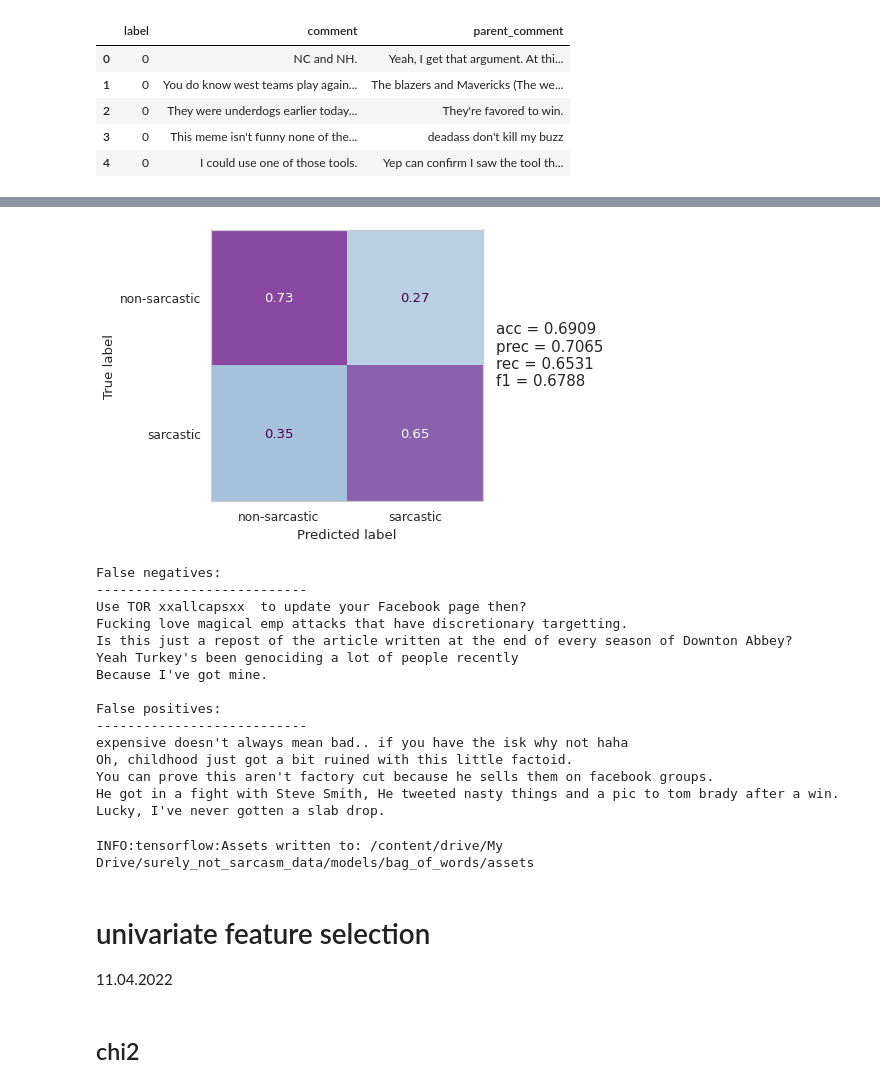
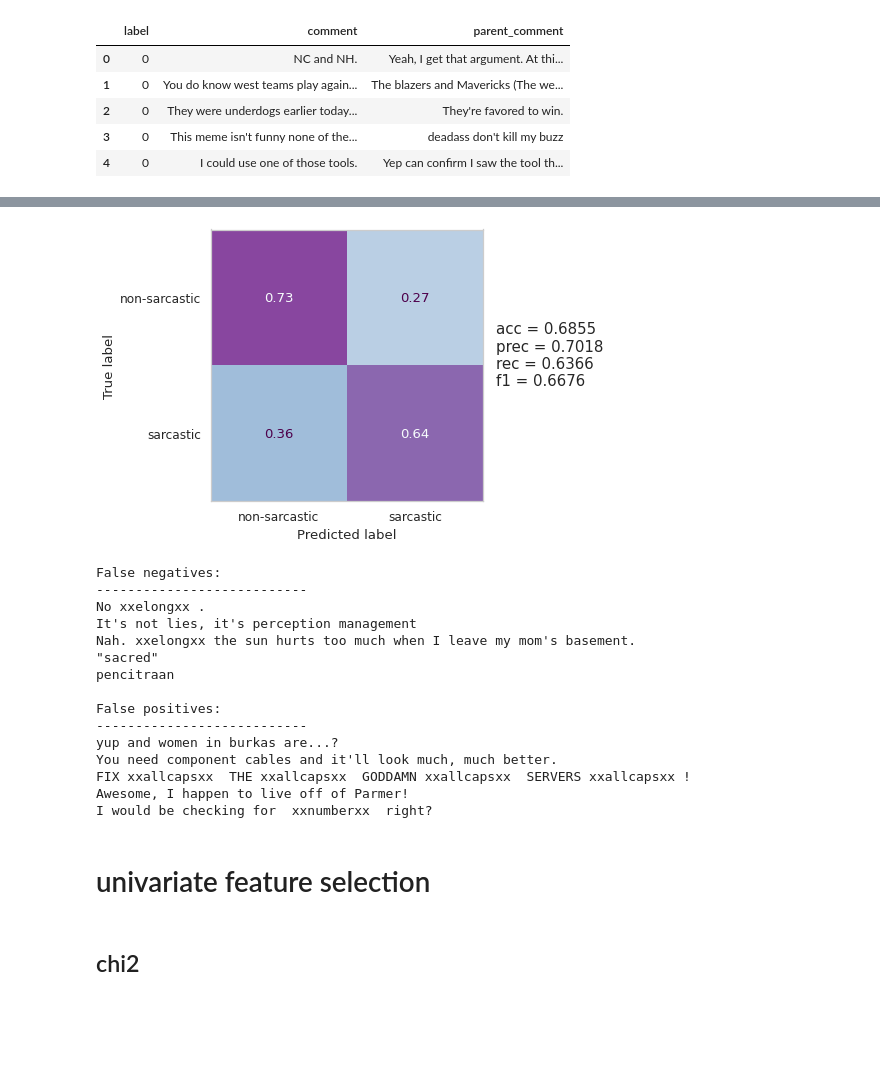
Before and after one commit to kamilabielska/surely_not_sarcasm_repo, a Jupyter notebook: bag_of_words.ipynb, the cells around one changed output, grey strips where cells are left out. Cells and saved outputs as stored; diff of their text form; code cells hidden in the pictures; blank space fills up the shorter version.

```diff
--- a/bag_of_words.ipynb
+++ b/bag_of_words.ipynb
@@ -104,7 +100,7 @@ X = df[['comment', 'parent_comment']]
 y = df['label'].values
 # %%
 X_train, X_val, y_train, y_val = train_test_split(X, y, stratify=y, test_size=0.2, random_state=42)
-X_train, X_test, y_train, y_test = train_test_split(X_train, y_train, stratify=y_train, test_size=0.05, random_state=42)
+X_train, X_test, y_train, y_test = train_test_split(X_train, y_train, stratify=y_train, test_size=0.1, random_state=42)
 # %%
 X_train.shape, X_val.shape, X_test.shape
 # %% [output]
@@ -115,18 +111,16 @@ def sparse_tensor(X):
     indices = np.mat([coo.row, coo.col]).transpose()
     return tf.sparse.reorder(tf.SparseTensor(indices, coo.data, coo.shape))
 # %%
-def vectorize_data(data, min_df=50):
+def vectorize_data(data, max_features=10000):
     all_sw = list(sklear_stopwords) + stopwords.words('english')
-    count_vectorizer = CountVectorizer(stop_words=all_sw, token_pattern=r'(?u)\b\w\w+\b|\!|\?|\.\.\.',
-                                       ngram_range=(1,3), min_df=min_df)
+    count_vectorizer = CountVectorizer(stop_words=all_sw, token_pattern=r'(?u)\b\w\w+\b|\!|\?|\.\.\.|\*|\"',
+                                       ngram_range=(1,3), max_features=max_features)
 
     vec_data = {}
     vec_data['train'] = count_vectorizer.fit_transform(data[0])
     vec_data['val'] = count_vectorizer.transform(data[1])
     vec_data['test'] = count_vectorizer.transform(data[2])
 
-    print('number of features: ', len(count_vectorizer.get_feature_names_out()))
-
     return count_vectorizer, vec_data
 # %% [markdown]
 # no context
@@ -138,3 +128,0 @@ number of features:  11463
-# %%
-mnb = MultinomialNB()
-mnb.fit(vec_data['train'], y_train);
@@ -185,0 +132,14 @@ plot_history(fit)
+# %%
+model = Sequential([
+    InputLayer(input_shape=(vec_data['train'].shape[1],)),
+    Dense(100, activation='relu', kernel_initializer='he_normal', kernel_regularizer=L1L2(l1=3e-6, l2=3e-6)),
+    BatchNormalization(),
+    Dropout(0.5),
+    Dense(1, activation='sigmoid')
+])
+
+binary_crossentropy = tf.keras.losses.BinaryCrossentropy(name='bc')
+es = EarlyStopping(monitor='val_bc', min_delta=1e-5, patience=5, restore_best_weights=True)
+
+model.compile(loss='binary_crossentropy', optimizer='adam', metrics=[binary_crossentropy, 'accuracy'])
+fit = model.fit(train_dataset, validation_data=val_dataset, epochs=50, callbacks=[es])
@@ -186,32 +169,27 @@ plot_history(fit)
 # %%
-evaluate(model, sparse_tensor(vec_data['val']), y_val)
+evaluate(model, sparse_tensor(vec_data['test']), y_test)
 # %% [output]
-[figure, old version]
+[figure, new version]
 # %%
-show_errors(model, X_val['comment'].values, sparse_tensor(vec_data['val']), y_val)
+show_errors(model, X_test['comment'].values, sparse_tensor(vec_data['test']), y_test)
 # %% [output]
 False negatives:
 ---------------------------
-Use TOR xxallcapsxx  to update your Facebook page then?
-Fucking love magical emp attacks that have discretionary targetting.
-Is this just a repost of the article written at the end of every season of Downton Abbey?
-Yeah Turkey's been genociding a lot of people recently
-Because I've got mine.
+No xxelongxx .
+It's not lies, it's perception management
+Nah. xxelongxx the sun hurts too much when I leave my mom's basement.
+"sacred"
+pencitraan
 
 False positives:
 ---------------------------
-expensive doesn't always mean bad.. if you have the isk why not haha
-Oh, childhood just got a bit ruined with this little factoid.
-You can prove this aren't factory cut because he sells them on facebook groups.
-He got in a fight with Steve Smith, He tweeted nasty things and a pic to tom brady after a win.
-Lucky, I've never gotten a slab drop.
+yup and women in burkas are...?
+You need component cables and it'll look much, much better.
+FIX xxallcapsxx  THE xxallcapsxx  GODDAMN xxallcapsxx  SERVERS xxallcapsxx !
+Awesome, I happen to live off of Parmer!
+I would be checking for  xxnumberxx  right?
-# %%
-model.save(root+'models/bag_of_words')
-# %% [output]
-INFO:tensorflow:Assets written to: /content/drive/My Drive/surely_not_sarcasm_data/models/bag_of_words/assets
 # %% [markdown]
 # univariate feature selection
-11.04.2022
 # %%
 def univariate_fs(scorer, data_filename, scores_filename, k=4000):
     kbest = SelectKBest(scorer, k=k)
```
Also changed, not shown: parts of 27 cells of this notebook, 8 other files.
